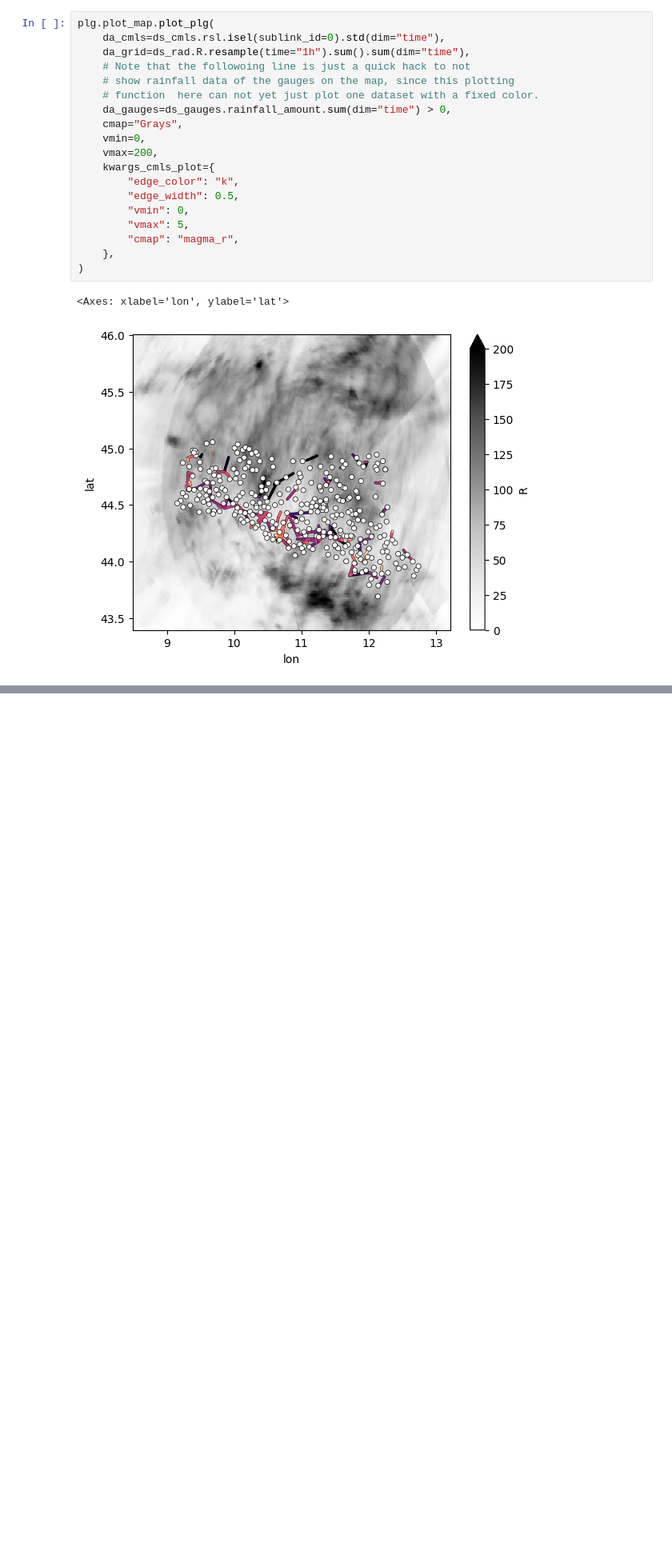
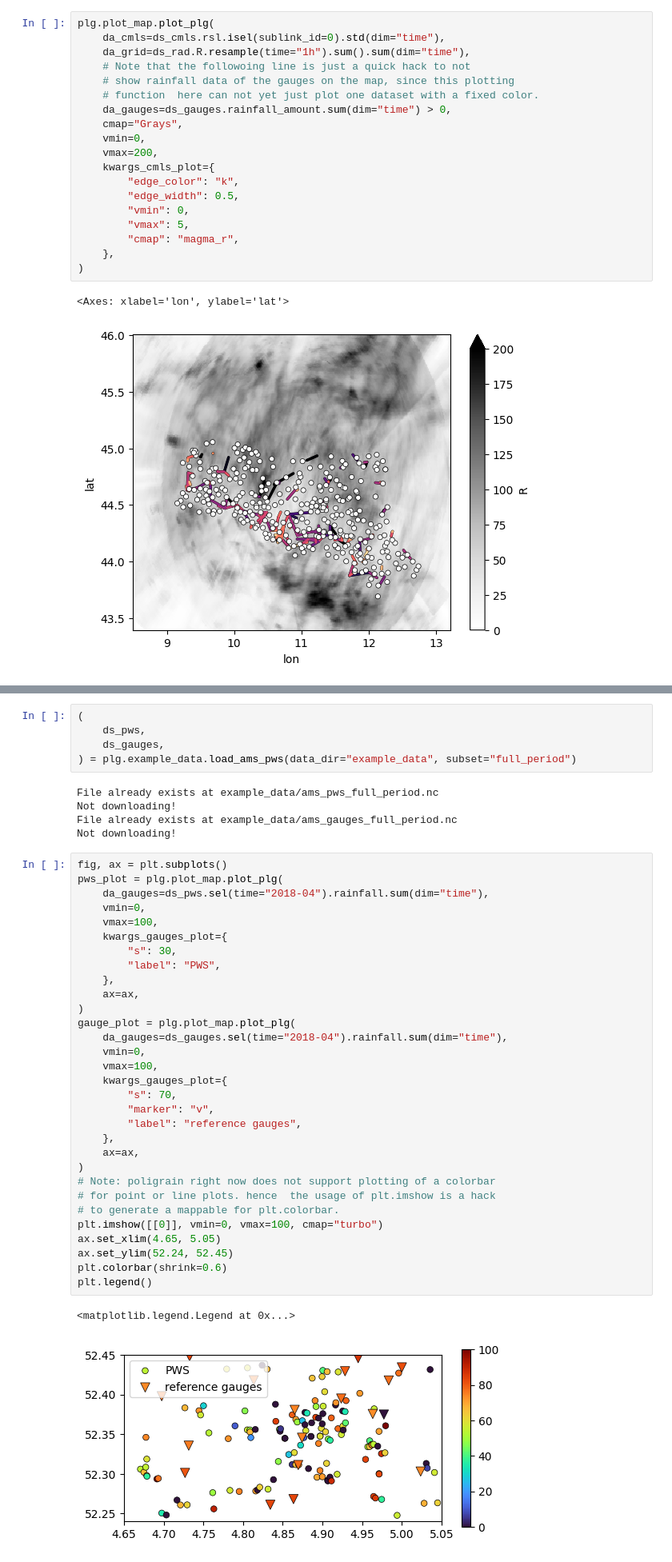
Before and after one commit to OpenSenseAction/poligrain, a Jupyter notebook: docs/notebooks/Explore_example_data.ipynb, the cells around one changed output, grey strips where cells are left out. Shown at 80% size. Drawn from its saved outputs; the diff is of its cells as text; blank space fills up the shorter version.

```diff
--- a/docs/notebooks/Explore_example_data.ipynb
+++ b/docs/notebooks/Explore_example_data.ipynb
@@ -106,0 +124,44 @@ plg.plot_map.plot_plg(
+# %%
+(
+    ds_pws,
+    ds_gauges,
+) = plg.example_data.load_ams_pws(data_dir="example_data", subset="full_period")
+# %% [output]
+File already exists at example_data/ams_pws_full_period.nc
+Not downloading!
+File already exists at example_data/ams_gauges_full_period.nc
+Not downloading!
+# %%
+fig, ax = plt.subplots()
+pws_plot = plg.plot_map.plot_plg(
+    da_gauges=ds_pws.sel(time="2018-04").rainfall.sum(dim="time"),
+    vmin=0,
+    vmax=100,
+    kwargs_gauges_plot={
+        "s": 30,
+        "label": "PWS",
+    },
+    ax=ax,
+)
+gauge_plot = plg.plot_map.plot_plg(
+    da_gauges=ds_gauges.sel(time="2018-04").rainfall.sum(dim="time"),
+    vmin=0,
+    vmax=100,
+    kwargs_gauges_plot={
+        "s": 70,
+        "marker": "v",
+        "label": "reference gauges",
+    },
+    ax=ax,
+)
+# Note: poligrain right now does not support plotting of a colorbar
+# for point or line plots. hence  the usage of plt.imshow is a hack
+# to generate a mappable for plt.colorbar.
+plt.imshow([[0]], vmin=0, vmax=100, cmap="turbo")
+ax.set_xlim(4.65, 5.05)
+ax.set_ylim(52.24, 52.45)
+plt.colorbar(shrink=0.6)
+plt.legend()
+# %% [output]
+<matplotlib.legend.Legend at 0x...>
+[figure, added]
```
Also changed, not shown: parts of 4 cells of this notebook, 3 other files.
